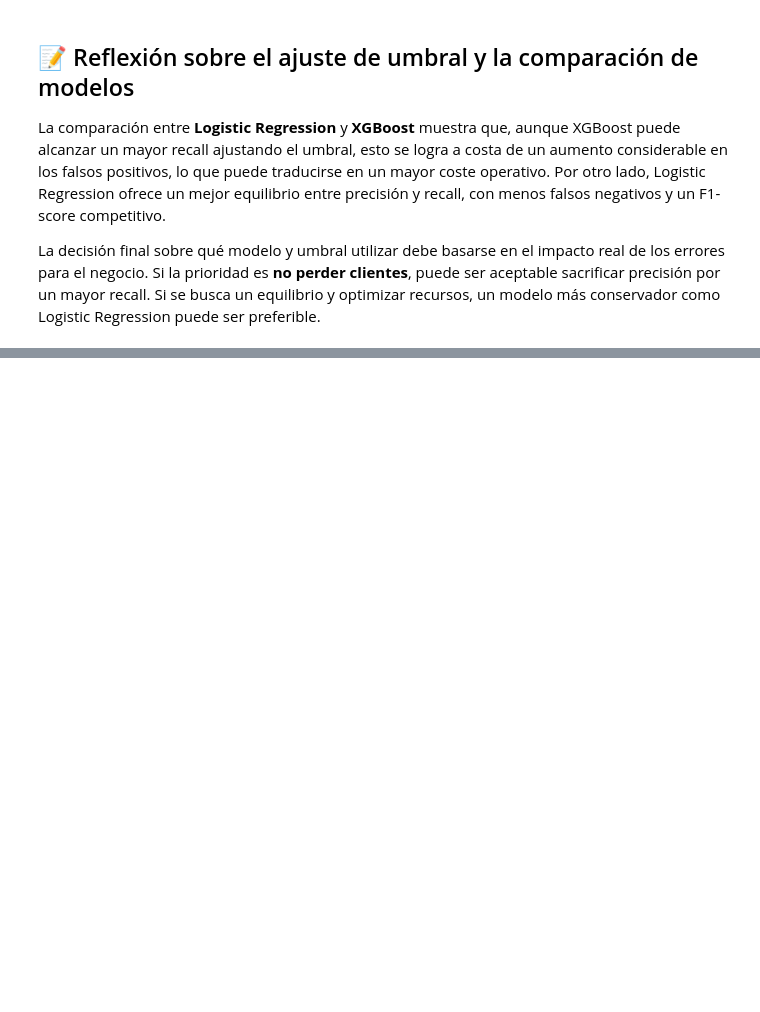
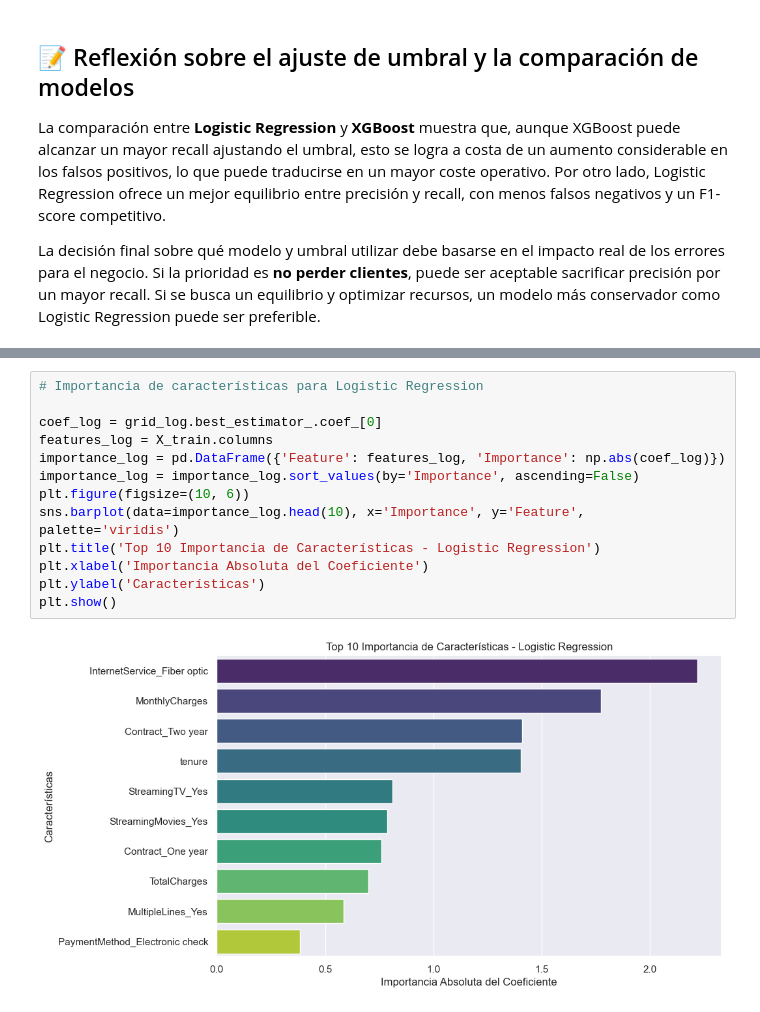
Before and after one commit to nicotimoneda/Customer-Churn-Prediction, a Jupyter notebook: notebooks/03_Model_Training.ipynb, the cells around one changed output, grey strips where cells are left out. Cells and saved outputs as stored; diff of their text form; blank space fills up the shorter version.

```diff
--- a/notebooks/03_Model_Training.ipynb
+++ b/notebooks/03_Model_Training.ipynb
@@ -444,0 +449,15 @@ La decisión final sobre qué modelo y umbral utilizar debe basarse en el impact
+# %%
+# Importancia de características para Logistic Regression
+
+coef_log = grid_log.best_estimator_.coef_[0]
+features_log = X_train.columns
+importance_log = pd.DataFrame({'Feature': features_log, 'Importance': np.abs(coef_log)})
+importance_log = importance_log.sort_values(by='Importance', ascending=False)
+plt.figure(figsize=(10, 6))
+sns.barplot(data=importance_log.head(10), x='Importance', y='Feature', palette='viridis')
+plt.title('Top 10 Importancia de Características - Logistic Regression')
+plt.xlabel('Importancia Absoluta del Coeficiente')
+plt.ylabel('Características')
+plt.show()
+# %% [output]
+[figure, added]
```
Also changed, not shown: parts of 6 cells of this notebook.
